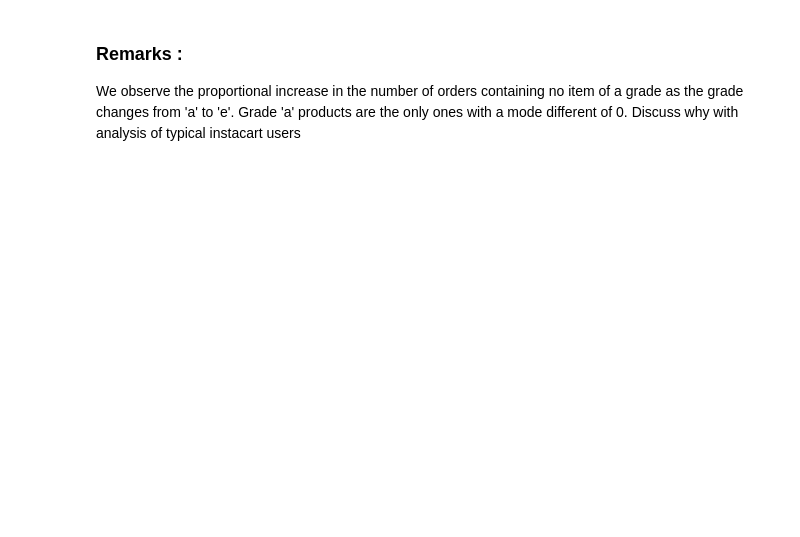
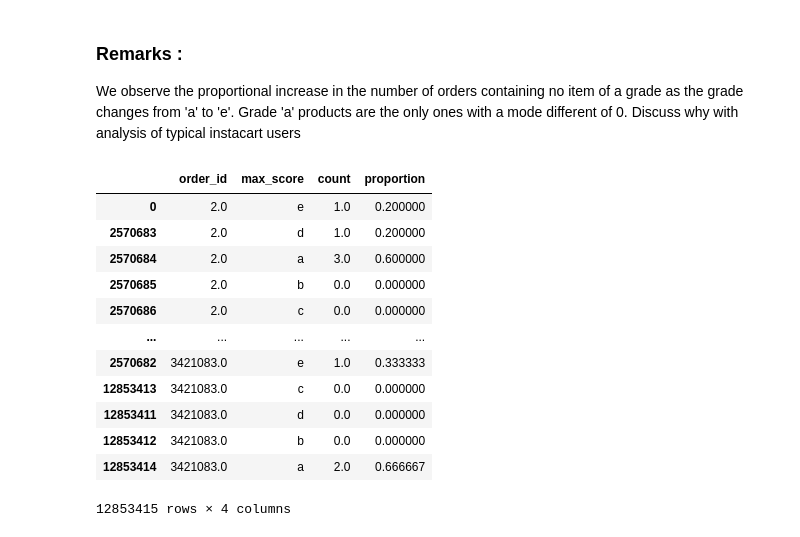
Before and after one commit to MarcBickel/project_gobigorgohome, a Jupyter notebook: project_notebook-Copy_cecile.ipynb, the cells around one changed output. Cells and saved outputs as stored; diff of their text form; code cells hidden in the pictures; blank space fills up the shorter version.

```diff
--- a/project_notebook-Copy_cecile.ipynb
+++ b/project_notebook-Copy_cecile.ipynb
@@ -876,3 +886,19 @@ for grade in nutri_score:
 # %% [markdown]
 ### Remarks :
 We observe the proportional increase in the number of orders containing no item of a grade as the grade changes from 'a' to 'e'. Grade 'a' products are the only ones with a mode different of 0. Discuss why with analysis of typical instacart users
+# %%
+prop_df_4
+# %% [output]
+|  | order_id | max_score | count | proportion |
+| 0 | 2.0 | e | 1.0 | 0.200000 |
+| 2570683 | 2.0 | d | 1.0 | 0.200000 |
+| 2570684 | 2.0 | a | 3.0 | 0.600000 |
+| 2570685 | 2.0 | b | 0.0 | 0.000000 |
+| 2570686 | 2.0 | c | 0.0 | 0.000000 |
+| ... | ... | ... | ... | ... |
+| 2570682 | 3421083.0 | e | 1.0 | 0.333333 |
+| 12853413 | 3421083.0 | c | 0.0 | 0.000000 |
+| 12853411 | 3421083.0 | d | 0.0 | 0.000000 |
+| 12853412 | 3421083.0 | b | 0.0 | 0.000000 |
+| 12853414 | 3421083.0 | a | 2.0 | 0.666667 |
+12853415 rows × 4 columns
```
Also changed, not shown: parts of 12 cells of this notebook, 2 other files.
